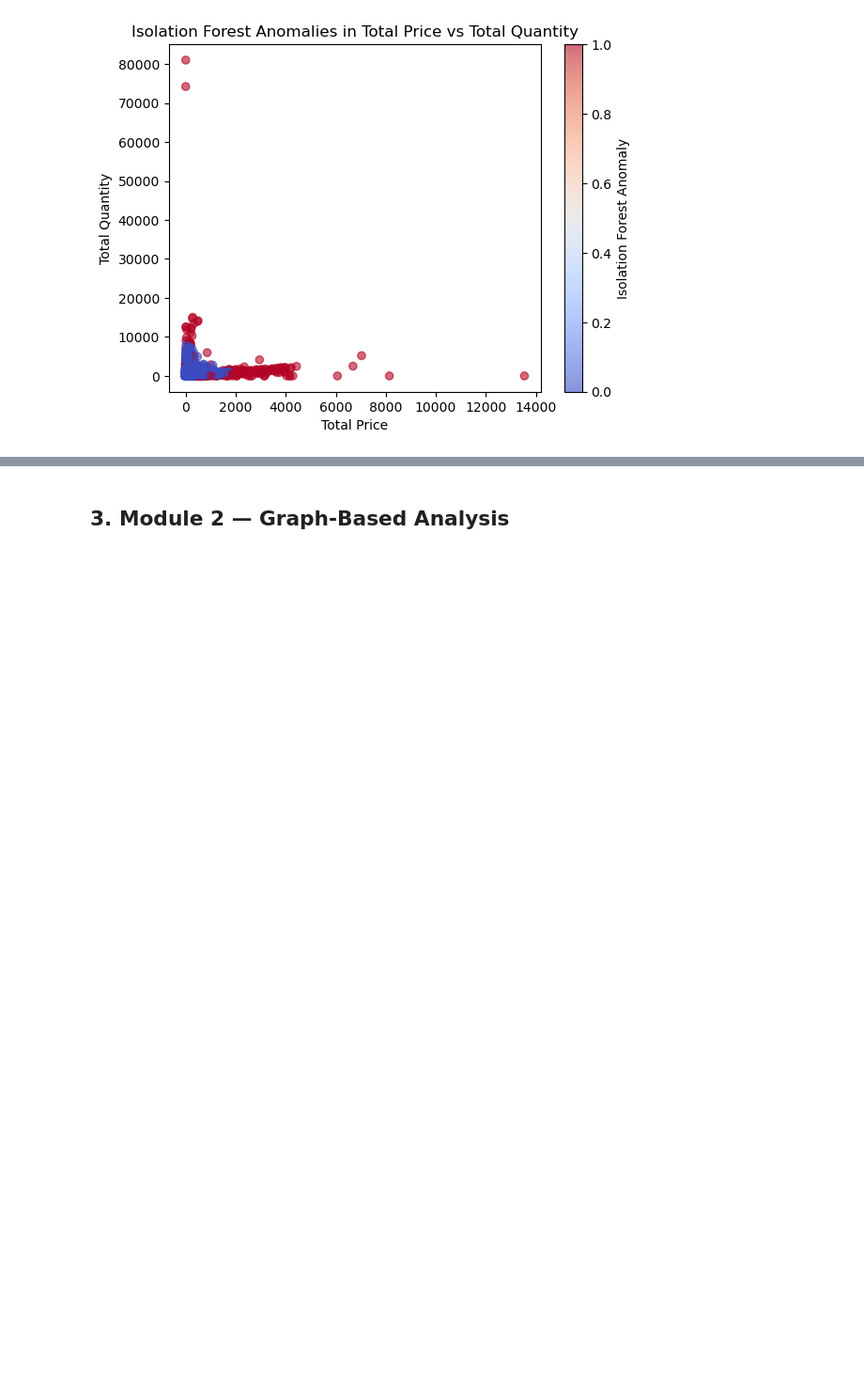
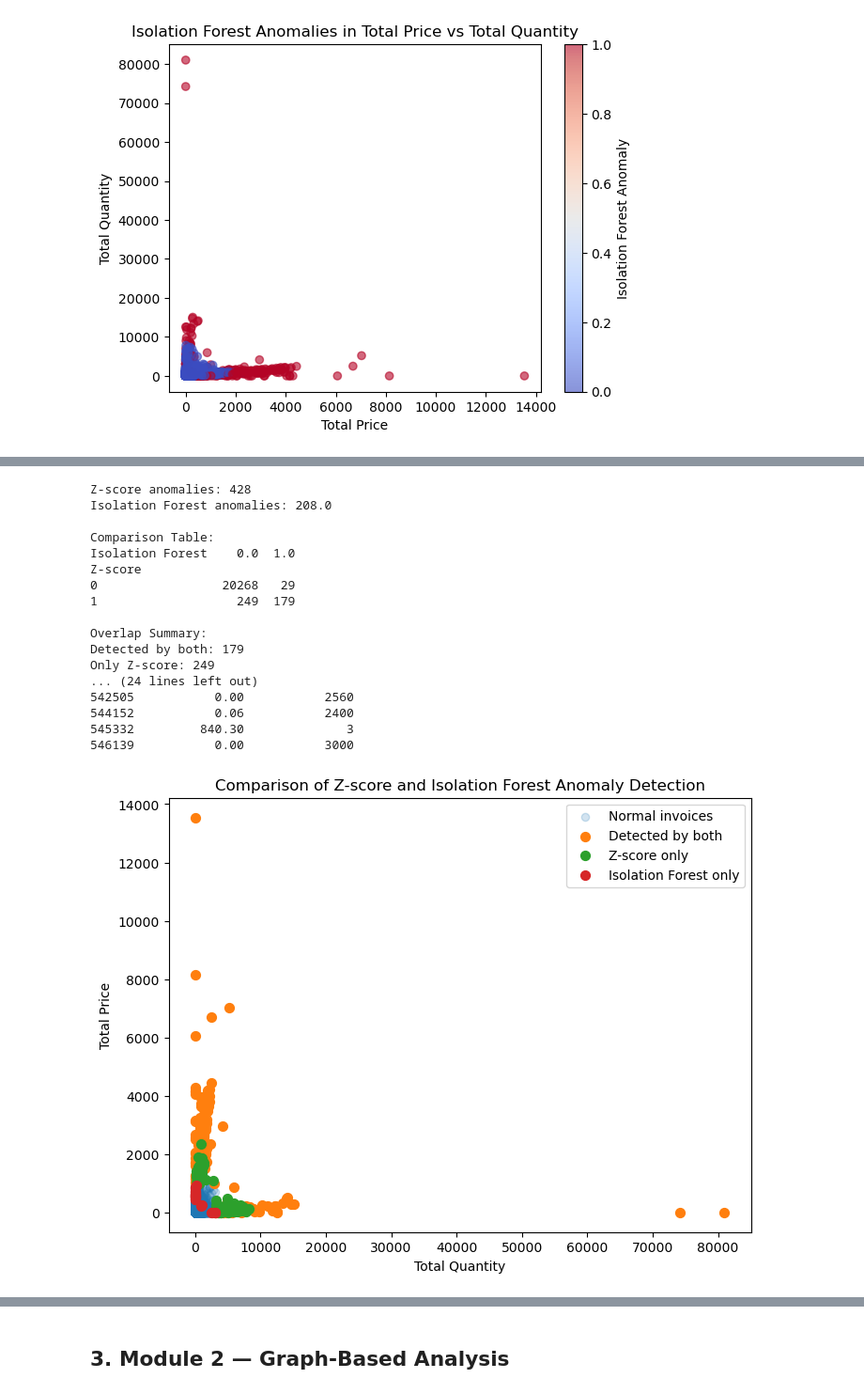
Before and after one commit to NouRALsaidD/data_mining_2026, a Jupyter notebook: data_mining_project_template.ipynb, the cells around one changed output, grey strips where cells are left out. Shown at 94% size. Saved outputs shown, nothing was run; the diff lists cells and outputs as text; code cells hidden in the pictures; blank space fills up the shorter version.

Commit message:
[ADDED] Comparison of two anomaly detection methods + changed methods slightly to look better

```diff
--- a/data_mining_project_template.ipynb
+++ b/data_mining_project_template.ipynb
@@ -657 +694,74 @@ plt.show()
+# %%
+# 1. Counts
+print("Z-score anomalies:", filtered_invoices["ZScoreAnomaly"].sum())
+print("Isolation Forest anomalies:", filtered_invoices["IsolationForestAnomaly"].sum())
+
+# 2. Crosstab comparison table
+comparison = pd.crosstab( filtered_invoices["ZScoreAnomaly"], filtered_invoices["IsolationForestAnomaly"], rownames=["Z-score"], colnames=["Isolation Forest"])
+
+print("\nComparison Table:")
+print(comparison)
+
+# 3. Identify overlap groups
+both_anomalies = filtered_invoices[ (filtered_invoices["ZScoreAnomaly"] == 1) & (filtered_invoices["IsolationForestAnomaly"] == 1)]
+
+z_only = filtered_invoices[(filtered_invoices["ZScoreAnomaly"] == 1) & (filtered_invoices["IsolationForestAnomaly"] == 0)]
+
+iso_only = filtered_invoices[(filtered_invoices["ZScoreAnomaly"] == 0) & (filtered_invoices["IsolationForestAnomaly"] == 1)]
+
+print("\nOverlap Summary:")
+print("Detected by both:", len(both_anomalies))
+print("Only Z-score:", len(z_only))
+print("Only Isolation Forest:", len(iso_only))
+
+# 4. Closer look at examples
+print("\nExamples detected by BOTH methods:")
+print(both_anomalies[["TotalPrice","TotalQuantity"]].head())
+
+print("\nExamples detected ONLY by Z-score:")
+print(z_only[["TotalPrice","TotalQuantity"]].head())
+
+print("\nExamples detected ONLY by Isolation Forest:")
+print(iso_only[["TotalPrice","TotalQuantity"]].head())
+
+
+# 5. Visualization of anomaly overlaps
+plt.figure(figsize=(8,6))
+
+# Normal points
+plt.scatter(filtered_invoices["TotalQuantity"], filtered_invoices["TotalPrice"], alpha=0.2,label="Normal invoices")
+
+# Both methods
+plt.scatter(both_anomalies["TotalQuantity"],both_anomalies["TotalPrice"], label="Detected by both", s=50)
+
+# Z-score only
+plt.scatter(z_only["TotalQuantity"], z_only["TotalPrice"], label="Z-score only",s=50)
+
+# Isolation Forest only
+plt.scatter(iso_only["TotalQuantity"], iso_only["TotalPrice"], label="Isolation Forest only", s=50)
+
+plt.xlabel("Total Quantity")
+plt.ylabel("Total Price")
+plt.title("Comparison of Z-score and Isolation Forest Anomaly Detection")
+plt.legend()
+plt.show()
+# %% [output]
+Z-score anomalies: 428
+Isolation Forest anomalies: 208.0
+
+Comparison Table:
+Isolation Forest    0.0  1.0
+Z-score
+0                 20268   29
+1                   249  179
+
+Overlap Summary:
+Detected by both: 179
+Only Z-score: 249
+... (24 lines left out)
+542505           0.00           2560
+544152           0.06           2400
+545332         840.30              3
+546139           0.00           3000
+[figure, added]
 # %% [markdown]
```
Also changed, not shown: parts of 5 cells of this notebook.
